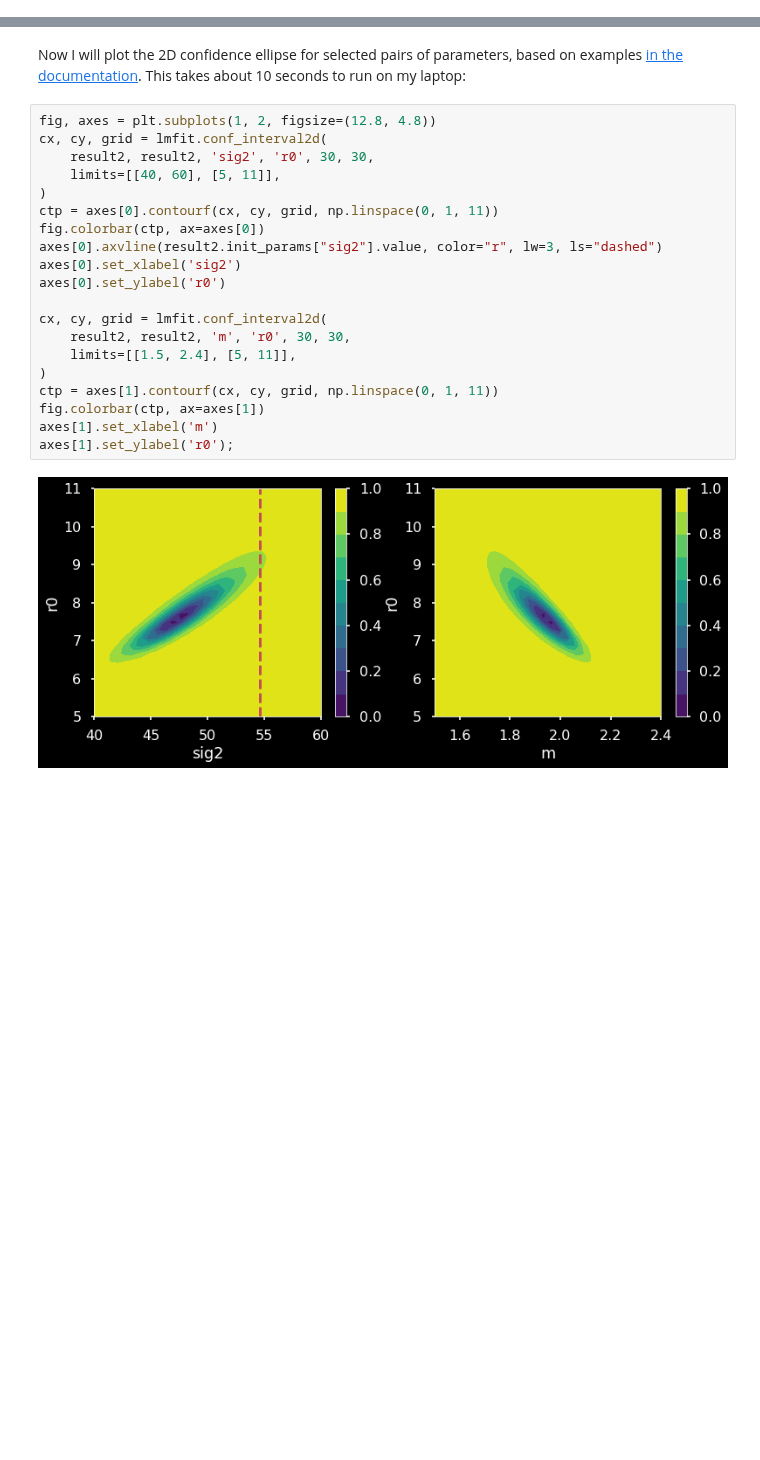
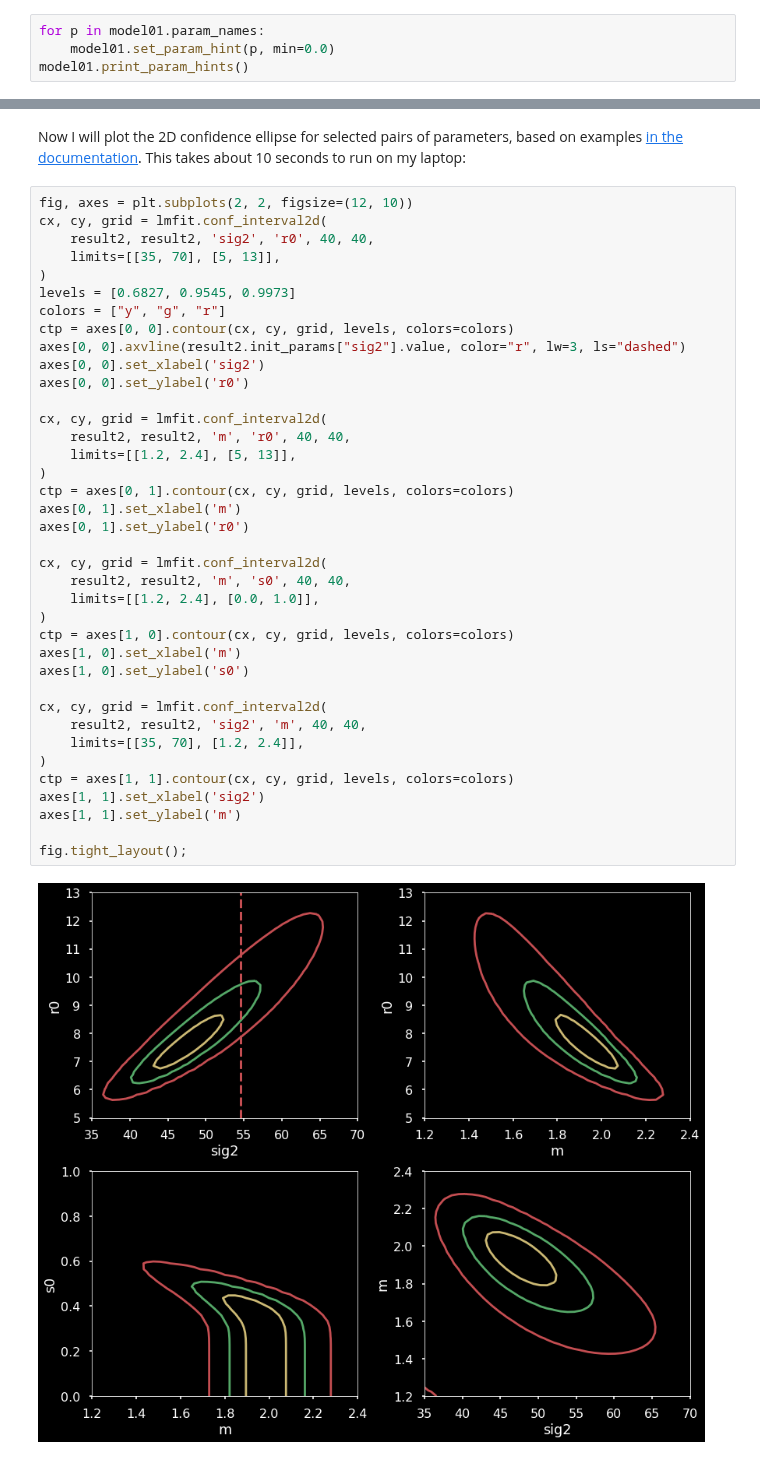
Before and after one commit to will-henney/JavGVastro-PhD, a Jupyter notebook: Confidence_interval.ipynb, the cells around one changed output, grey strips where cells are left out. Drawn from its saved outputs; the diff is of its cells as text; blank space fills up the shorter version.

```diff
--- a/Confidence_interval.ipynb
+++ b/Confidence_interval.ipynb
@@ -165,0 +168,4 @@ weights[-5:] /= 4.0
+# %%
+for p in model01.param_names:
+    model01.set_param_hint(p, min=0.0)
+model01.print_param_hints()
@@ -247,25 +259,43 @@ So this gives a table that shows the 3-sigma, 2-sigma, 1-sigma confidence bounds
 # %% [markdown]
 Now I will plot the 2D confidence ellipse for selected pairs of parameters, based on examples [in the documentation](https://lmfit.github.io/lmfit-py/confidence.html). This takes about 10 seconds to run on my laptop:
 # %%
-fig, axes = plt.subplots(1, 2, figsize=(12.8, 4.8))
+fig, axes = plt.subplots(2, 2, figsize=(12, 10))
 cx, cy, grid = lmfit.conf_interval2d(
-    result2, result2, 'sig2', 'r0', 30, 30,
-    limits=[[40, 60], [5, 11]],
+    result2, result2, 'sig2', 'r0', 40, 40,
+    limits=[[35, 70], [5, 13]],
 )
-ctp = axes[0].contourf(cx, cy, grid, np.linspace(0, 1, 11))
-fig.colorbar(ctp, ax=axes[0])
-axes[0].axvline(result2.init_params["sig2"].value, color="r", lw=3, ls="dashed")
-axes[0].set_xlabel('sig2')
-axes[0].set_ylabel('r0')
+levels = [0.6827, 0.9545, 0.9973]
+colors = ["y", "g", "r"]
+ctp = axes[0, 0].contour(cx, cy, grid, levels, colors=colors)
+axes[0, 0].axvline(result2.init_params["sig2"].value, color="r", lw=3, ls="dashed")
+axes[0, 0].set_xlabel('sig2')
+axes[0, 0].set_ylabel('r0')
 
 cx, cy, grid = lmfit.conf_interval2d(
-    result2, result2, 'm', 'r0', 30, 30,
-    limits=[[1.5, 2.4], [5, 11]],
+    result2, result2, 'm', 'r0', 40, 40,
+    limits=[[1.2, 2.4], [5, 13]],
 )
-ctp = axes[1].contourf(cx, cy, grid, np.linspace(0, 1, 11))
-fig.colorbar(ctp, ax=axes[1])
-axes[1].set_xlabel('m')
-axes[1].set_ylabel('r0');
+ctp = axes[0, 1].contour(cx, cy, grid, levels, colors=colors)
+axes[0, 1].set_xlabel('m')
+axes[0, 1].set_ylabel('r0')
+
+cx, cy, grid = lmfit.conf_interval2d(
+    result2, result2, 'm', 's0', 40, 40,
+    limits=[[1.2, 2.4], [0.0, 1.0]],
+)
+ctp = axes[1, 0].contour(cx, cy, grid, levels, colors=colors)
+axes[1, 0].set_xlabel('m')
+axes[1, 0].set_ylabel('s0')
+
+cx, cy, grid = lmfit.conf_interval2d(
+    result2, result2, 'sig2', 'm', 40, 40,
+    limits=[[35, 70], [1.2, 2.4]],
+)
+ctp = axes[1, 1].contour(cx, cy, grid, levels, colors=colors)
+axes[1, 1].set_xlabel('sig2')
+axes[1, 1].set_ylabel('m')
+
+fig.tight_layout();
 # %% [output]
-[figure, old version]
+[figure, new version]
 # %% [markdown]
```
Also changed, not shown: parts of 5 cells of this notebook.
